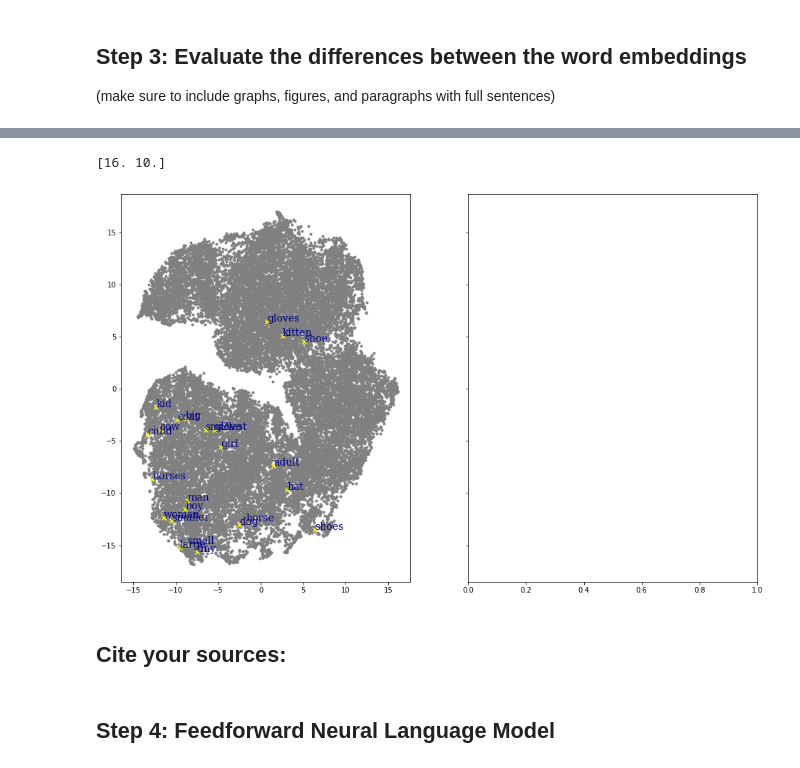
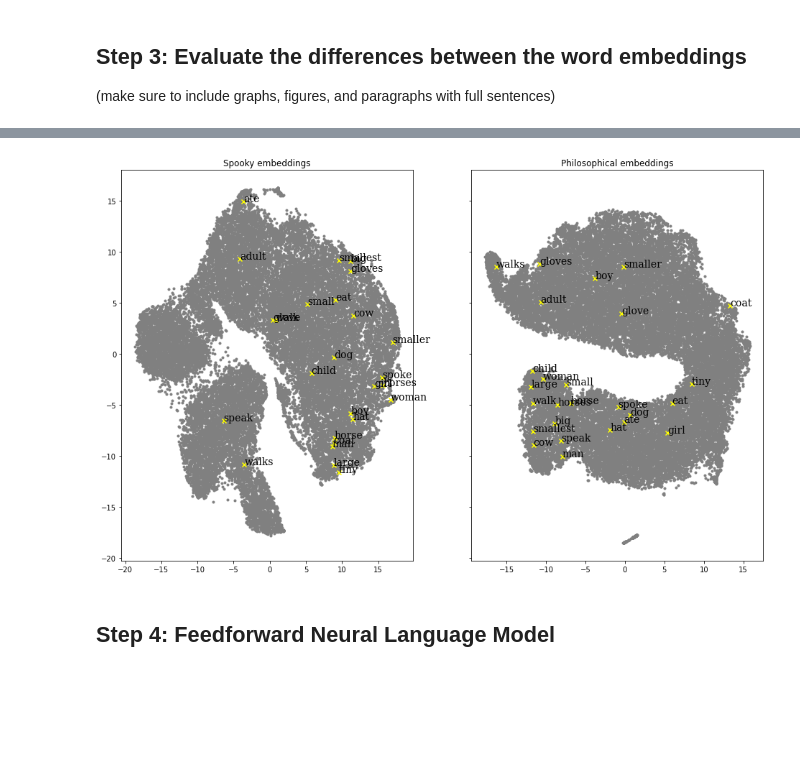
Before and after one commit to yuvaltimen/NeuralLanguageModel, a Jupyter notebook: hw4_wordembeddings.ipynb, the cells around one changed output, grey strips where cells are left out. Saved outputs shown, nothing was run; the diff lists cells and outputs as text; code cells hidden in the pictures; blank space fills up the shorter version.

```diff
--- a/hw4_wordembeddings.ipynb
+++ b/hw4_wordembeddings.ipynb
@@ -314,0 +295,4 @@ Fitting performed in 133.00 seconds.
+# %%
+# Now we run t-SNE
+tsne_spooky = TSNE(n_components=2, perplexity=45, verbose=True, random_state=random_seed, n_iter=500)
+tsne_embeddings_spooky = tsne_spooky.fit_transform(pca_embeddings_spooky)
@@ -314,0 +317,4 @@ Fitting performed in 133.00 seconds.
+# %%
+# Now we run t-SNE (again)
+tsne_niet = TSNE(n_components=2, perplexity=45, verbose=True, random_state=random_seed, n_iter=500)
+tsne_embeddings_niet = tsne_niet.fit_transform(pca_embeddings_niet)
@@ -315,43 +339,47 @@ Fitting performed in 133.00 seconds.
 # %%
 # Visualizing the data
 
 vis_x_spooky = tsne_embeddings_spooky[:, 0]
 vis_y_spooky = tsne_embeddings_spooky[:, 1]
 
-# vis_x_niet = X_embedded_niet[:, 0]
-# vis_y_niet = X_embedded_niet[:, 1]
+vis_x_niet = tsne_embeddings_niet[:, 0]
+vis_y_niet = tsne_embeddings_niet[:, 1]
 
 fig, (ax1, ax2) = plt.subplots(1, 2, sharey=True, figsize=(16, 10))
 
 ax1.scatter(vis_x_spooky, vis_y_spooky, c='grey', marker='.')
-# ax.scatter(vis_x_niet, vis_y_niet, c='blue', marker='.')
+ax2.scatter(vis_x_niet, vis_y_niet, c='grey', marker='.')
 
-# We highlight the location of several words of interest on this chart.
-words_of_interest = ('man', 'woman', 'boy', 'girl', 'child', 'kid', 'adult',
-                     'coat', 'hat', 'shoe', 'shoes', 'glove', 'gloves',
-                     'dog', 'kitten', 'horse', 'horses', 'cow',
-                     'large', 'big', 'tiny', 'small', 'smaller', 'smallest')
-vectors_of_interest = []
-# Need to look up the index of the word to find its corresponding t-SNE vector
-for word in words_of_interest:
-    idx_of_word = spooky_embeddings.vocab[word].index
-    vectors_of_interest.append(tsne_spooky.embedding_[idx_of_word])
 
-# Text styling parameters
-font= {'family':'serif','color':'darkblue','weight':'normal','size':14}
+def visualize_clusters(current_ax, embeddings, tsne_model):
+    # We highlight the location of several words of interest on this chart.
+    words_of_interest = ('man', 'woman', 'boy', 'girl', 'child', 'adult',
+                         'coat', 'hat',  'glove', 'gloves',
+                         'dog', 'horse', 'horses', 'cow',
+                         'large', 'big', 'tiny', 'small', 'smaller', 'smallest',
+                        'walk', 'walks', 'speak', 'spoke', 'eat', 'ate')
+    vectors_of_interest = []
+    # Need to look up the index of the word to find its corresponding t-SNE vector
+    for word in words_of_interest:
+        idx_of_word = embeddings.vocab[word].index
+        vectors_of_interest.append(tsne_model.embedding_[idx_of_word])
 
-# Draw the words of interest on and label them
-for idx, vec in enumerate(vectors_of_interest):
-    ax1.scatter(vec[0], vec[1], c='yellow', marker='x')
-    ax1.text(vec[0], vec[1], words_of_interest[idx], fontdict=font)
+    # Text styling parameters
+    font= {'family':'serif','color':'black','weight':'normal','size':14}
 
+    # Draw the words of interest on and label them
+    for idx, vec in enumerate(vectors_of_interest):
+        current_ax.scatter(vec[0], vec[1], c='yellow', marker='x')
+        current_ax.text(vec[0], vec[1], words_of_interest[idx], fontdict=font)
+
+
+visualize_clusters(ax1, spooky_embeddings, tsne_spooky)
+visualize_clusters(ax2, niet_embeddings, tsne_niet)
+ax1.set_title('Spooky embeddings')
+ax2.set_title('Philosophical embeddings')
 plt.show()
 # %% [output]
-[16. 10.]
-[figure, old version]
+[figure, new version]
-# %% [markdown]
-Cite your sources:
--------------
 # %% [markdown]
 Step 4: Feedforward Neural Language Model
 --------------------------
```
Also changed, not shown: parts of 12 cells of this notebook.
